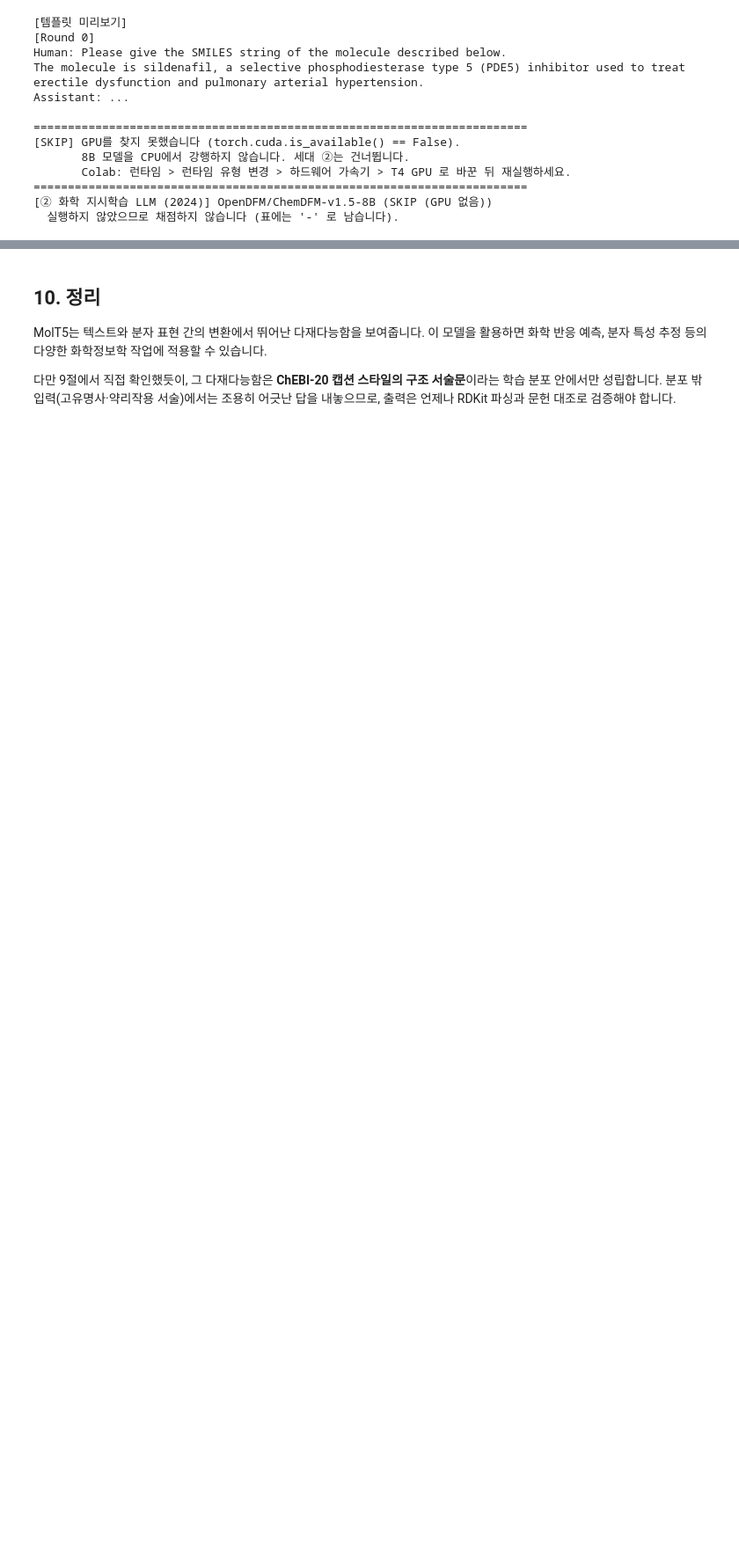
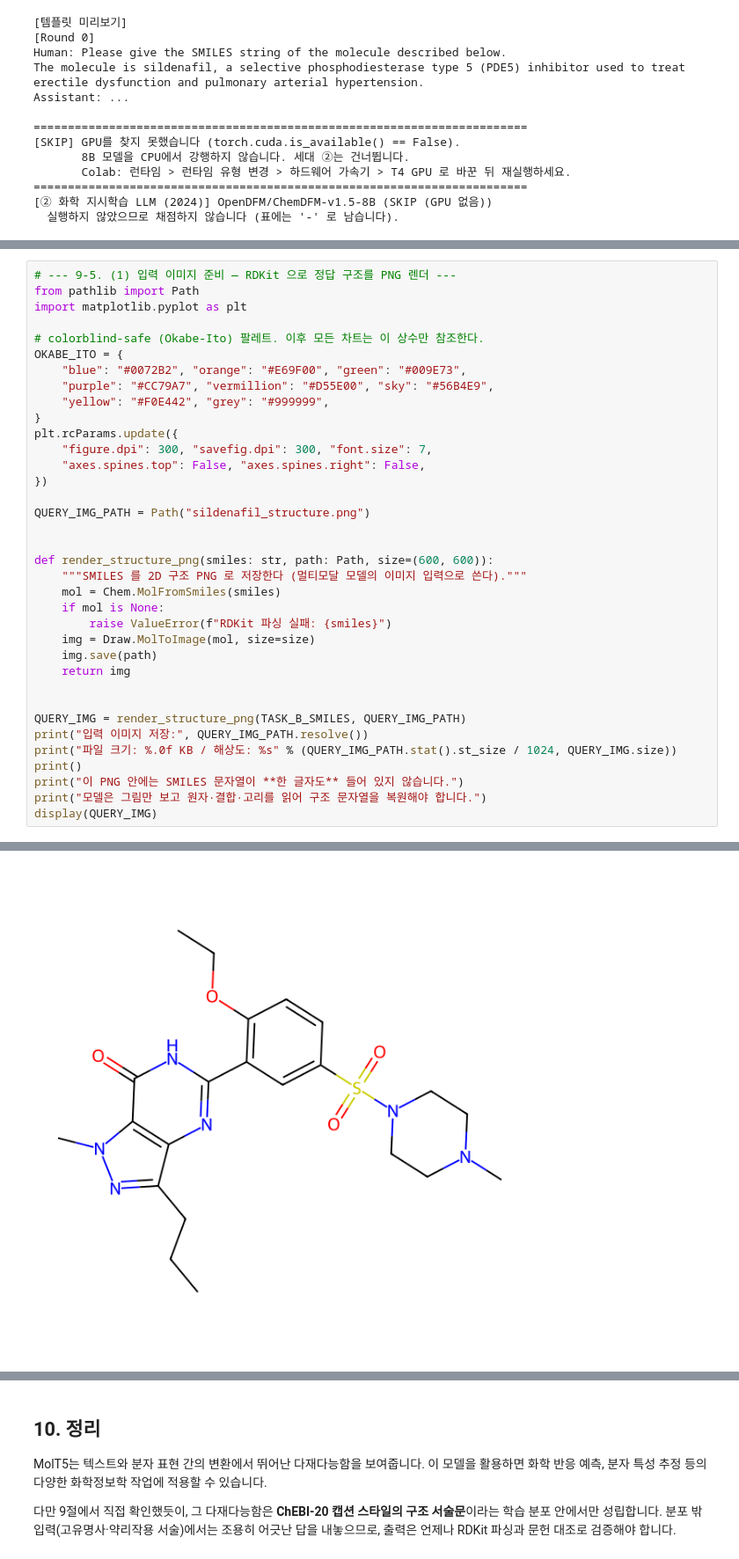
Before and after one commit to fourmodern/2026_aidrugdiscovery, a Jupyter notebook: Day06_LLM_Agent/t042_molt5.ipynb, the cells around one changed output, grey strips where cells are left out. Shown at 88% size. Saved outputs shown, nothing was run; the diff lists cells and outputs as text; blank space fills up the shorter version.

```diff
--- a/Day06_LLM_Agent/t042_molt5.ipynb
+++ b/Day06_LLM_Agent/t042_molt5.ipynb
@@ -674,0 +796,37 @@ register("③ 멀티모달 (2025-26)", "AI4Chem/ChemVLM-8B",
+# %%
+# --- 9-5. (1) 입력 이미지 준비 — RDKit 으로 정답 구조를 PNG 렌더 ---
+from pathlib import Path
+import matplotlib.pyplot as plt
+
+# colorblind-safe (Okabe-Ito) 팔레트. 이후 모든 차트는 이 상수만 참조한다.
+OKABE_ITO = {
+    "blue": "#0072B2", "orange": "#E69F00", "green": "#009E73",
+    "purple": "#CC79A7", "vermillion": "#D55E00", "sky": "#56B4E9",
+    "yellow": "#F0E442", "grey": "#999999",
+}
+plt.rcParams.update({
+    "figure.dpi": 300, "savefig.dpi": 300, "font.size": 7,
+    "axes.spines.top": False, "axes.spines.right": False,
+})
+
+QUERY_IMG_PATH = Path("sildenafil_structure.png")
+
+
+def render_structure_png(smiles: str, path: Path, size=(600, 600)):
+    """SMILES 를 2D 구조 PNG 로 저장한다 (멀티모달 모델의 이미지 입력으로 쓴다)."""
+    mol = Chem.MolFromSmiles(smiles)
+    if mol is None:
+        raise ValueError(f"RDKit 파싱 실패: {smiles}")
+    img = Draw.MolToImage(mol, size=size)
+    img.save(path)
+    return img
+
+
+QUERY_IMG = render_structure_png(TASK_B_SMILES, QUERY_IMG_PATH)
+print("입력 이미지 저장:", QUERY_IMG_PATH.resolve())
+print("파일 크기: %.0f KB / 해상도: %s" % (QUERY_IMG_PATH.stat().st_size / 1024, QUERY_IMG.size))
+print()
+print("이 PNG 안에는 SMILES 문자열이 **한 글자도** 들어 있지 않습니다.")
+print("모델은 그림만 보고 원자·결합·고리를 읽어 구조 문자열을 복원해야 합니다.")
+display(QUERY_IMG)
+# %% [output]
@@ -674,0 +838 @@ register("③ 멀티모달 (2025-26)", "AI4Chem/ChemVLM-8B",
+[figure, added]
```
Also changed, not shown: parts of 24 cells of this notebook.
